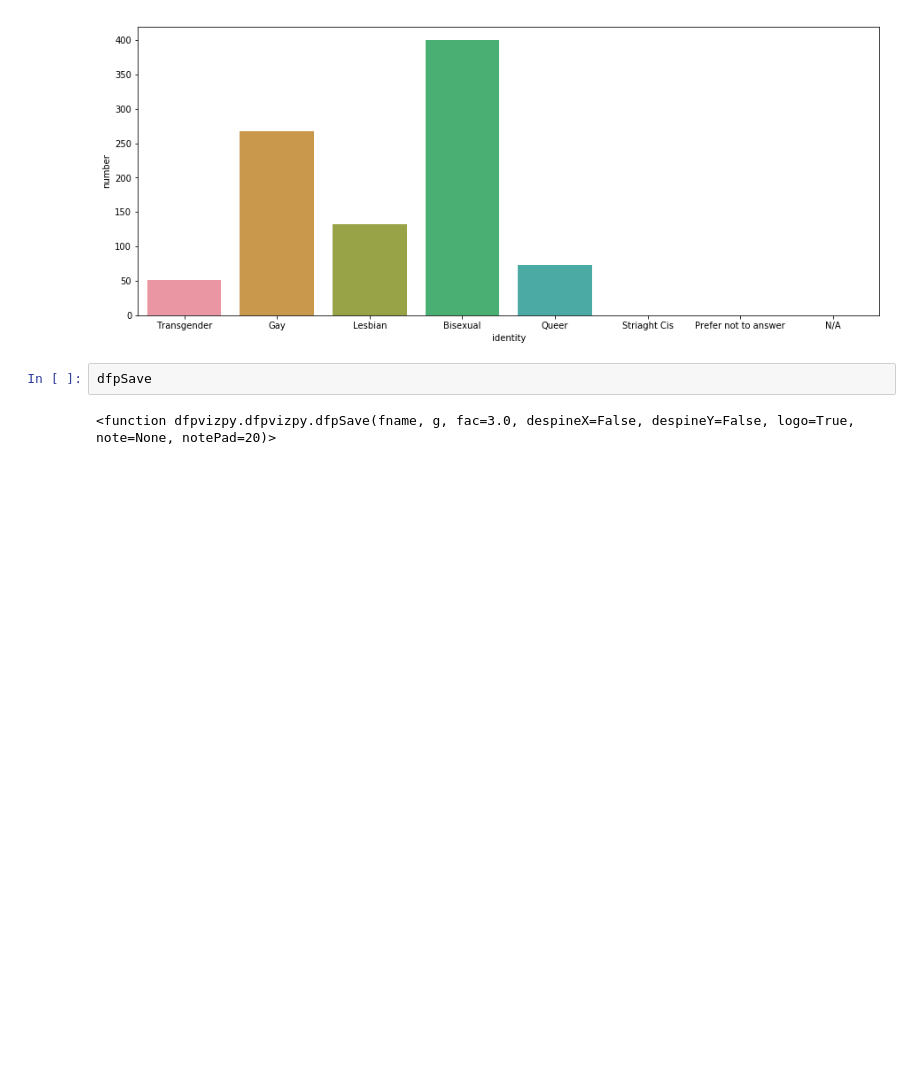
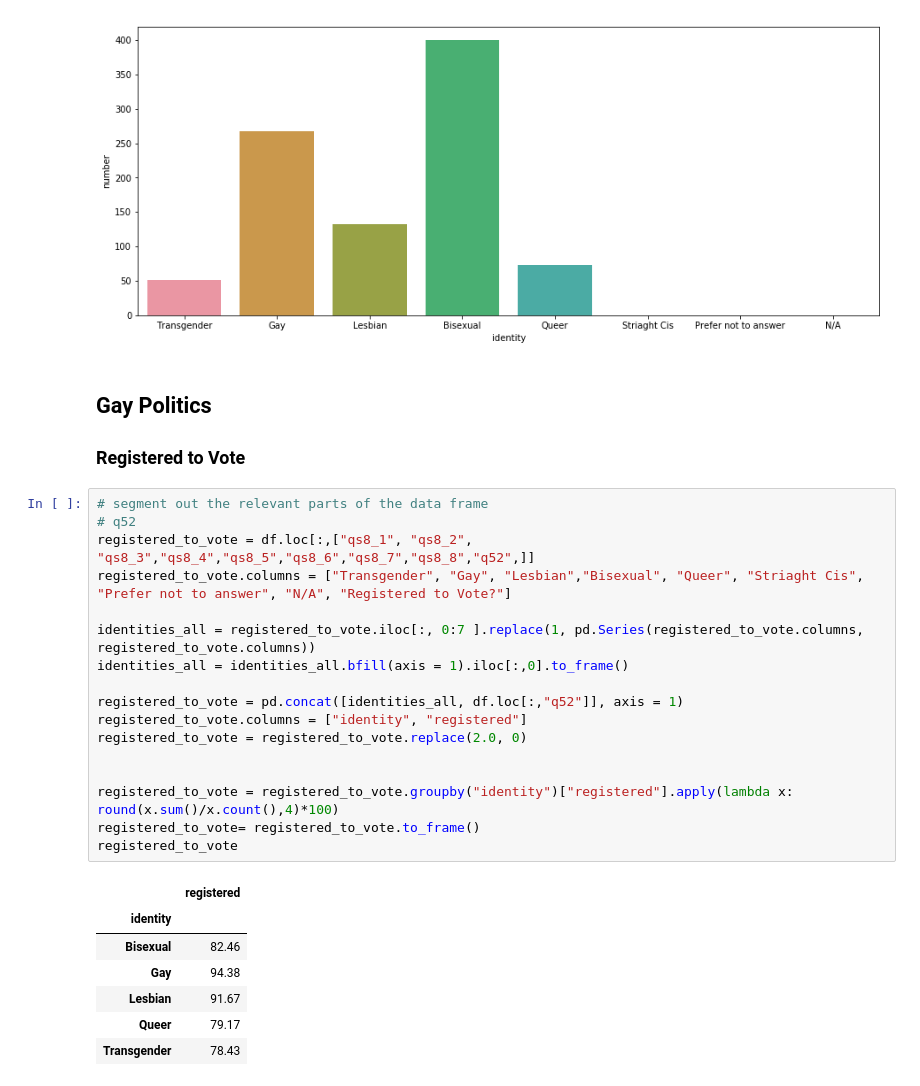
Before and after one commit to thebbennett/buzzfeed-wins-lgbt, a Jupyter notebook: Buzzfeed-Wins LGBT Exploratory Data Analysis.ipynb, the cells around one changed output. Saved outputs shown, nothing was run; the diff lists cells and outputs as text; blank space fills up the shorter version.

```diff
--- a/Buzzfeed-Wins LGBT Exploratory Data Analysis.ipynb
+++ b/Buzzfeed-Wins LGBT Exploratory Data Analysis.ipynb
@@ -63,7 +63,32 @@ sns.barplot(x = identity_matrix.identity, y = identity_matrix.number)
 # %% [output]
 <matplotlib.axes._subplots.AxesSubplot at 0x...>
 [figure]
-# %%
-dfpSave
-# %% [output]
-<function dfpvizpy.dfpvizpy.dfpSave(fname, g, fac=3.0, despineX=False, despineY=False, logo=True, note=None, notePad=20)>
+# %% [markdown]
+## Gay Politics
+
+### Registered to Vote
+# %%
+# segment out the relevant parts of the data frame
+# q52
+registered_to_vote = df.loc[:,["qs8_1", "qs8_2", "qs8_3","qs8_4","qs8_5","qs8_6","qs8_7","qs8_8","q52",]]
+registered_to_vote.columns = ["Transgender", "Gay", "Lesbian","Bisexual", "Queer", "Striaght Cis", "Prefer not to answer", "N/A", "Registered to Vote?"]
+
+identities_all = registered_to_vote.iloc[:, 0:7 ].replace(1, pd.Series(registered_to_vote.columns, registered_to_vote.columns))
+identities_all = identities_all.bfill(axis = 1).iloc[:,0].to_frame()
+
+registered_to_vote = pd.concat([identities_all, df.loc[:,"q52"]], axis = 1)
+registered_to_vote.columns = ["identity", "registered"]
+registered_to_vote = registered_to_vote.replace(2.0, 0)
+
+
+registered_to_vote = registered_to_vote.groupby("identity")["registered"].apply(lambda x: round(x.sum()/x.count(),4)*100)
+registered_to_vote= registered_to_vote.to_frame()
+registered_to_vote
+# %% [output]
+|  | registered |
+| identity |  |
+| Bisexual | 82.46 |
+| Gay | 94.38 |
+| Lesbian | 91.67 |
+| Queer | 79.17 |
+| Transgender | 78.43 |
```
Also changed, not shown: parts of 3 cells of this notebook.
